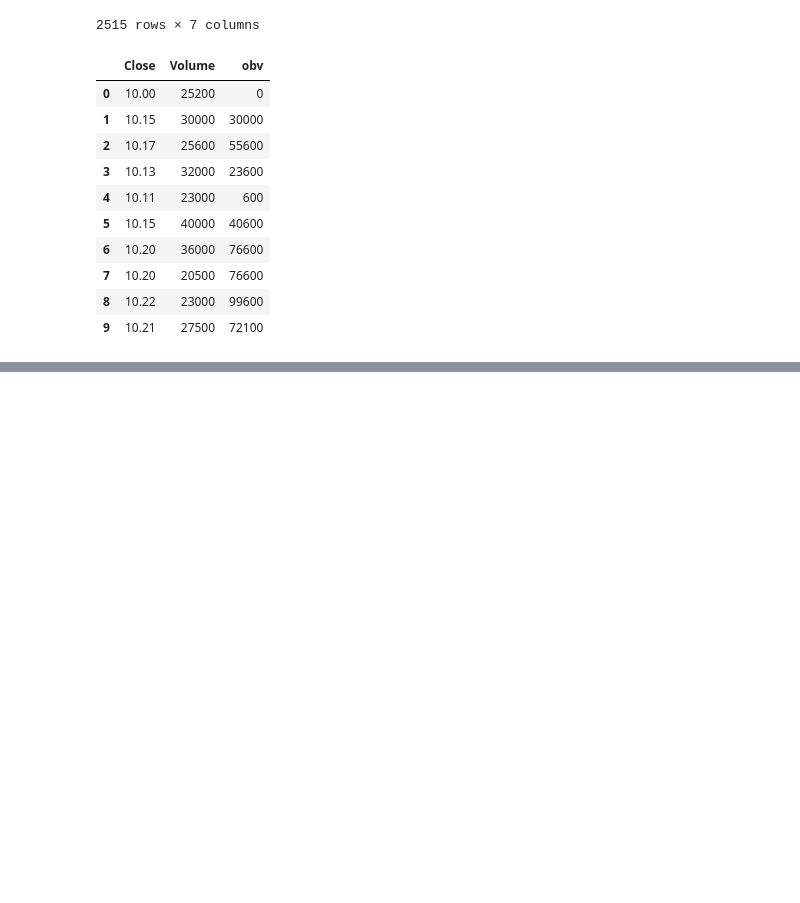
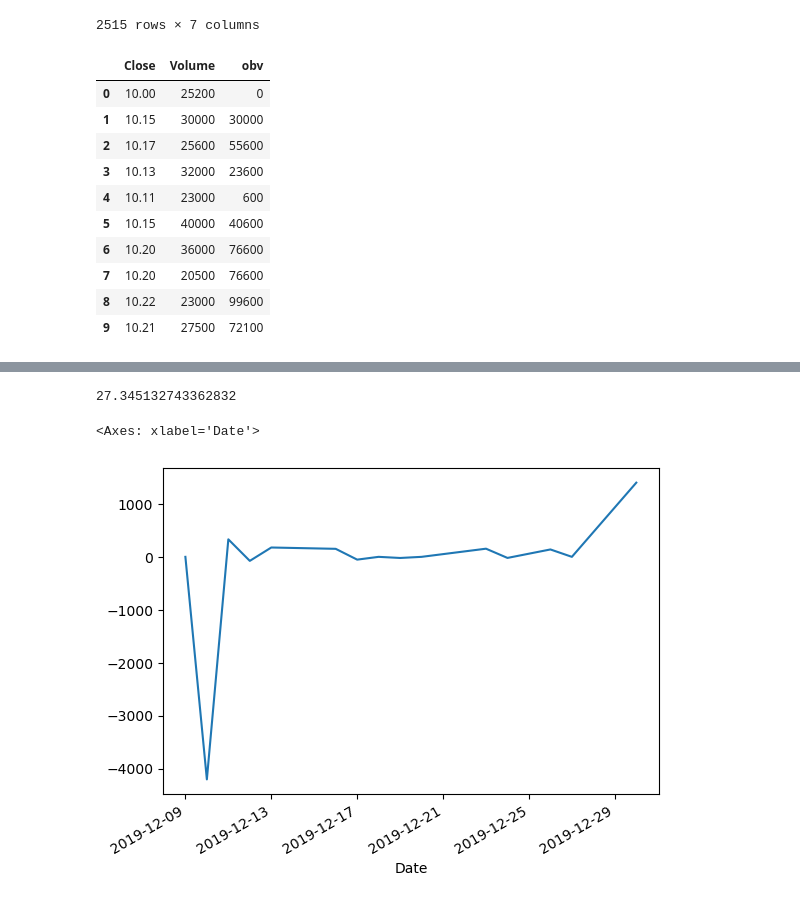
Before and after one commit to johnzea/LinkedInPythonFinance, a Jupyter notebook: Loading Data and Visualizations.ipynb, the cells around one changed output, grey strips where cells are left out. Drawn from its saved outputs; the diff is of its cells as text; code cells hidden in the pictures; blank space fills up the shorter version.

```diff
--- a/Loading Data and Visualizations.ipynb
+++ b/Loading Data and Visualizations.ipynb
@@ -1079,0 +1316,22 @@ test_df = pd.DataFrame({'Close':[10, 10.15, 10.17, 10.13, 10.11, 10.15, 10.2, 10
+# %%
+# extra numba version
+import numba as nb
+# numba doesn't like Pandas input/output
+# convert to numpy
+@nb.jit(nb.float64[:](nb.float64[:], nb.int64))
+def avg_nb(ser, window_size):
+    results = np.empty(len(ser))
+    window = []
+    for i, val in enumerate(ser):
+        window.append(val)
+        if i < (window_size):
+            results[i] = np.nan
+        elif i == (window_size):
+            window.pop(0) # =(SUM(F4:F17)/14)
+            results[i] = sum(window)/window_size
+        else: # =((H17*13)+F18)/14
+            results[i] = ((results[-1] * (window_size-1) + val)
+                           / window_size)
+    return results
+
+# jit is a decator that converts python code, recompiles as fast C code
@@ -1079,0 +1372,9 @@ test_df = pd.DataFrame({'Close':[10, 10.15, 10.17, 10.13, 10.11, 10.15, 10.2, 10
+# %%
+# MBP timing
+3_090/113
+
+# 3.09 seconds for non numba optimized version
+# 113 ms for numba optimized version
+# comes out to 27% faster with optimized version
+# %% [output]
+27.345132743362832
@@ -1079,0 +1387,19 @@ test_df = pd.DataFrame({'Close':[10, 10.15, 10.17, 10.13, 10.11, 10.15, 10.2, 10
+# %%
+(aapl
+ .assign(change=lambda df:df['Close'].diff(),
+         gain=lambda df:df.change.clip(lower=0),
+         loss=lambda df:df.change.clip(upper=0),
+         avg_gain=lambda df:avg_nb(df.gain.to_numpy(), 14),
+         avg_loss=lambda df:-avg_nb(df.loss.to_numpy(), 14),
+         rs=lambda df:df.avg_gain/df.avg_loss,
+         # RSI = IF(I17=0, 100, 100-(100/(1+J17)))
+         rsi=lambda df:np.select([df.avg_loss==0], [100],
+                                (100-(100/(1+df.rs))))
+        )
+ .iloc[-15:]
+ .rsi
+ .plot()
+)
+# %% [output]
+<Axes: xlabel='Date'>
+[figure, added]
```
Also changed, not shown: parts of 37 cells of this notebook, 4 other files.
